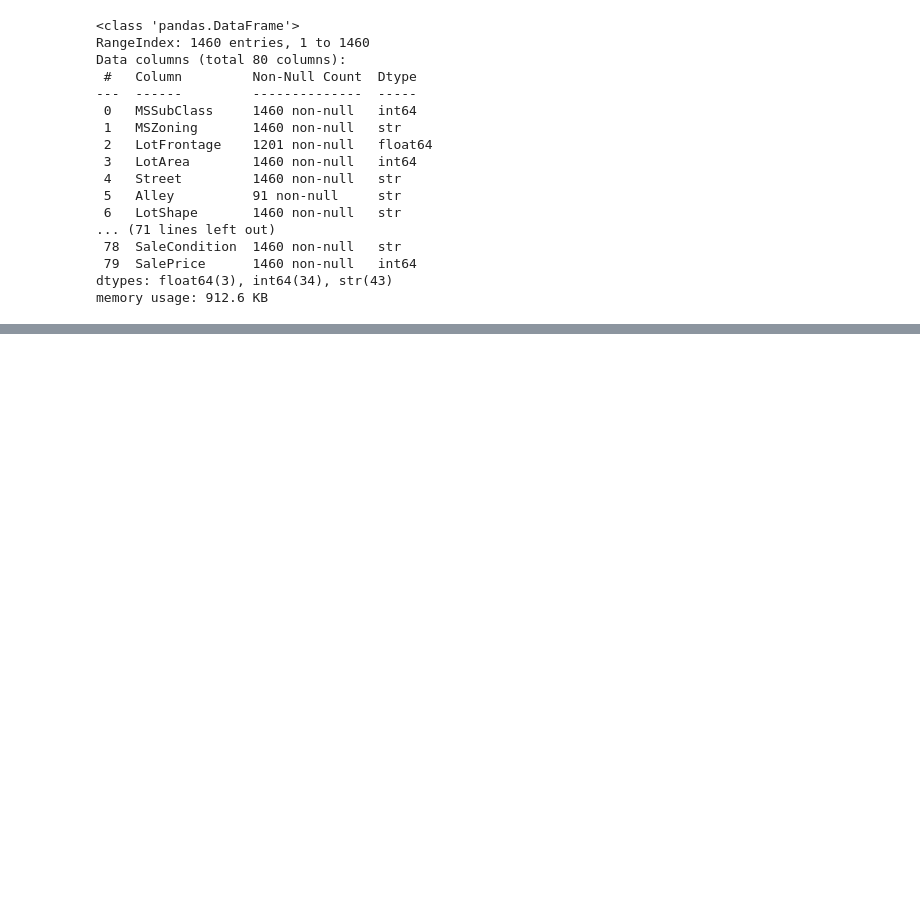
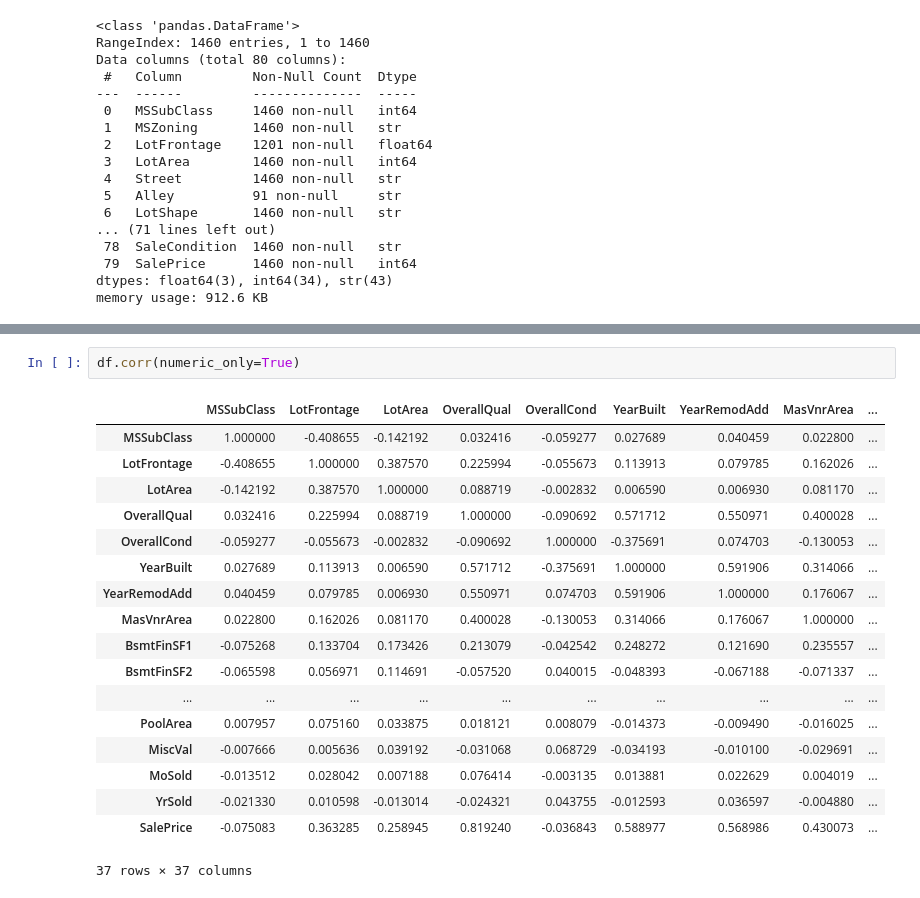
Before and after one commit to R4ken/Machine-Learning-Analysis, a Jupyter notebook: regression/solution.ipynb, the cells around one changed output, grey strips where cells are left out. Saved outputs shown, nothing was run; the diff lists cells and outputs as text; blank space fills up the shorter version.

```diff
--- a/regression/solution.ipynb
+++ b/regression/solution.ipynb
@@ -53,0 +93,21 @@ memory usage: 912.6 KB
+# %%
+df.corr(numeric_only=True)
+# %% [output]
+|  | MSSubClass | LotFrontage | LotArea | OverallQual | OverallCond | YearBuilt | YearRemodAdd | MasVnrArea | ... |
+| MSSubClass | 1.000000 | -0.408655 | -0.142192 | 0.032416 | -0.059277 | 0.027689 | 0.040459 | 0.022800 | ... |
+| LotFrontage | -0.408655 | 1.000000 | 0.387570 | 0.225994 | -0.055673 | 0.113913 | 0.079785 | 0.162026 | ... |
+| LotArea | -0.142192 | 0.387570 | 1.000000 | 0.088719 | -0.002832 | 0.006590 | 0.006930 | 0.081170 | ... |
+| OverallQual | 0.032416 | 0.225994 | 0.088719 | 1.000000 | -0.090692 | 0.571712 | 0.550971 | 0.400028 | ... |
+| OverallCond | -0.059277 | -0.055673 | -0.002832 | -0.090692 | 1.000000 | -0.375691 | 0.074703 | -0.130053 | ... |
+| YearBuilt | 0.027689 | 0.113913 | 0.006590 | 0.571712 | -0.375691 | 1.000000 | 0.591906 | 0.314066 | ... |
+| YearRemodAdd | 0.040459 | 0.079785 | 0.006930 | 0.550971 | 0.074703 | 0.591906 | 1.000000 | 0.176067 | ... |
+| MasVnrArea | 0.022800 | 0.162026 | 0.081170 | 0.400028 | -0.130053 | 0.314066 | 0.176067 | 1.000000 | ... |
+| BsmtFinSF1 | -0.075268 | 0.133704 | 0.173426 | 0.213079 | -0.042542 | 0.248272 | 0.121690 | 0.235557 | ... |
+| BsmtFinSF2 | -0.065598 | 0.056971 | 0.114691 | -0.057520 | 0.040015 | -0.048393 | -0.067188 | -0.071337 | ... |
+| ... | ... | ... | ... | ... | ... | ... | ... | ... | ... |
+| PoolArea | 0.007957 | 0.075160 | 0.033875 | 0.018121 | 0.008079 | -0.014373 | -0.009490 | -0.016025 | ... |
+| MiscVal | -0.007666 | 0.005636 | 0.039192 | -0.031068 | 0.068729 | -0.034193 | -0.010100 | -0.029691 | ... |
+| MoSold | -0.013512 | 0.028042 | 0.007188 | 0.076414 | -0.003135 | 0.013881 | 0.022629 | 0.004019 | ... |
+| YrSold | -0.021330 | 0.010598 | -0.013014 | -0.024321 | 0.043755 | -0.012593 | 0.036597 | -0.004880 | ... |
+| SalePrice | -0.075083 | 0.363285 | 0.258945 | 0.819240 | -0.036843 | 0.588977 | 0.568986 | 0.430073 | ... |
+37 rows × 37 columns
```
Also changed, not shown: parts of 7 cells of this notebook.
